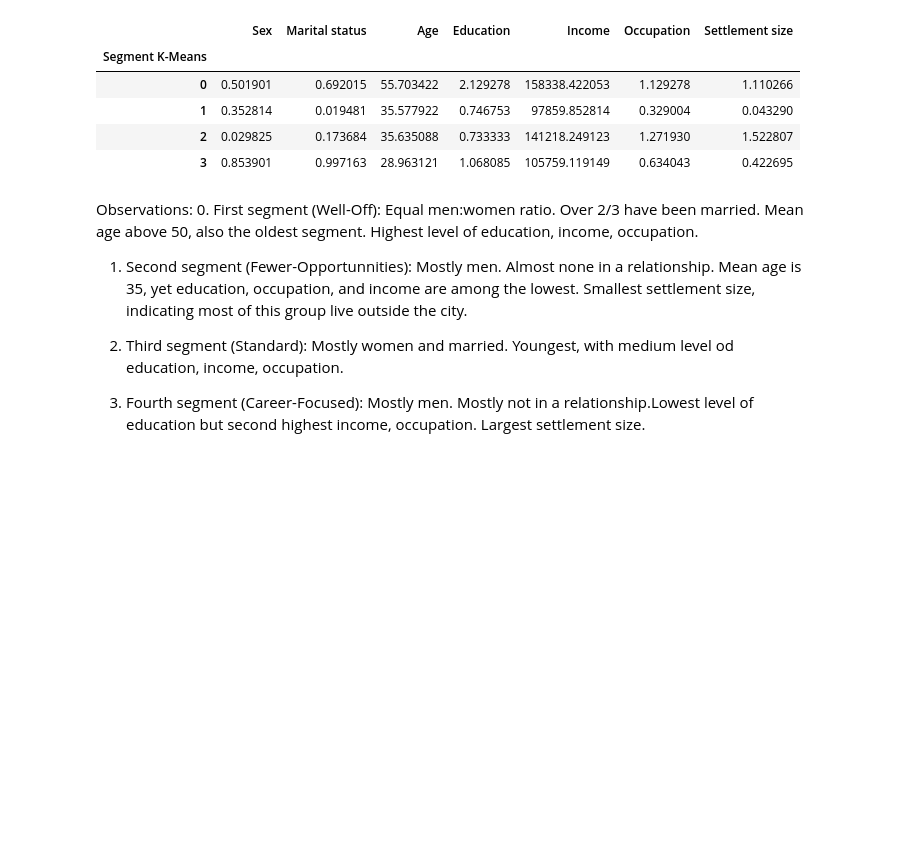
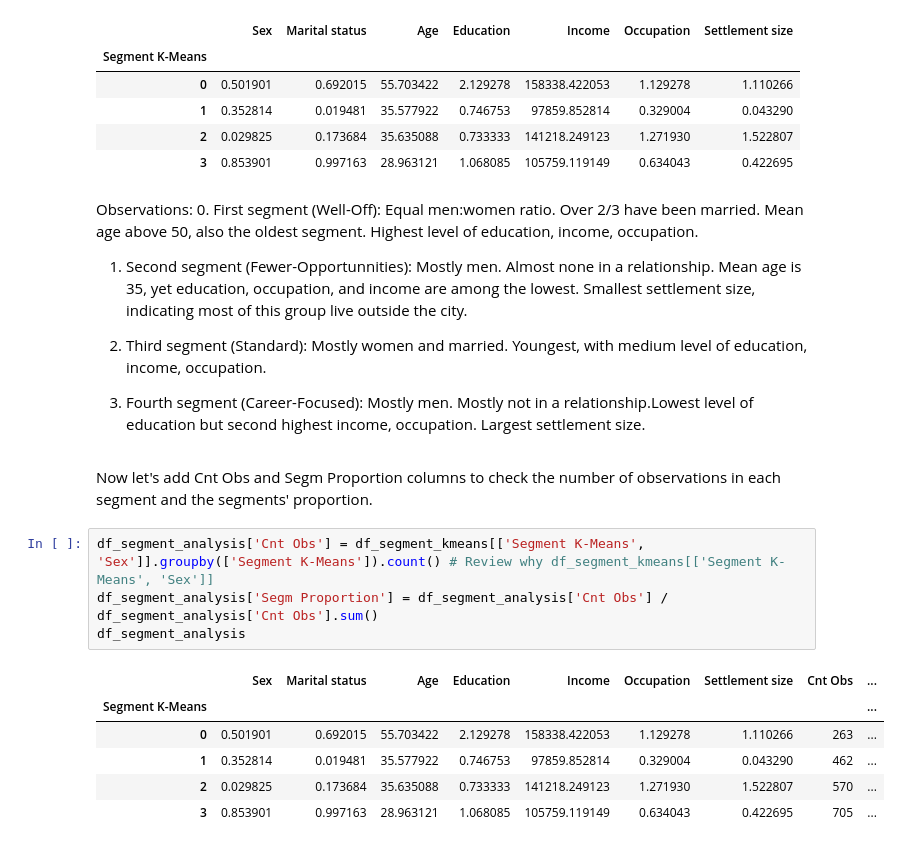
Before and after one commit to mihnguyen/udemy-customer-analytics, a Jupyter notebook: customer-segmentation/notebook_Customer_Segmentation.ipynb, the cells around one changed output. Saved outputs shown, nothing was run; the diff lists cells and outputs as text; blank space fills up the shorter version.

```diff
--- a/customer-segmentation/notebook_Customer_Segmentation.ipynb
+++ b/customer-segmentation/notebook_Customer_Segmentation.ipynb
@@ -282,6 +282,19 @@ Observations:
 
 1. Second segment (Fewer-Opportunnities): Mostly men. Almost none in a relationship. Mean age is 35, yet education, occupation, and income are among the lowest. Smallest settlement size, indicating most of this group live outside the city.
 
-2. Third segment (Standard): Mostly women and married. Youngest, with medium level od education, income, occupation.
+2. Third segment (Standard): Mostly women and married. Youngest, with medium level of education, income, occupation.
 
 3. Fourth segment (Career-Focused): Mostly men. Mostly not in a relationship.Lowest level of education but second highest income, occupation. Largest settlement size.
+# %% [markdown]
+Now let's add Cnt Obs and Segm Proportion columns to check the number of observations in each segment and the segments' proportion.
+# %%
+df_segment_analysis['Cnt Obs'] = df_segment_kmeans[['Segment K-Means', 'Sex']].groupby(['Segment K-Means']).count() # Review why df_segment_kmeans[['Segment K-Means', 'Sex']]
+df_segment_analysis['Segm Proportion'] = df_segment_analysis['Cnt Obs'] / df_segment_analysis['Cnt Obs'].sum()
+df_segment_analysis
+# %% [output]
+|  | Sex | Marital status | Age | Education | Income | Occupation | Settlement size | Cnt Obs | ... |
+| Segment K-Means |  |  |  |  |  |  |  |  | ... |
+| 0 | 0.501901 | 0.692015 | 55.703422 | 2.129278 | 158338.422053 | 1.129278 | 1.110266 | 263 | ... |
+| 1 | 0.352814 | 0.019481 | 35.577922 | 0.746753 | 97859.852814 | 0.329004 | 0.043290 | 462 | ... |
+| 2 | 0.029825 | 0.173684 | 35.635088 | 0.733333 | 141218.249123 | 1.271930 | 1.522807 | 570 | ... |
+| 3 | 0.853901 | 0.997163 | 28.963121 | 1.068085 | 105759.119149 | 0.634043 | 0.422695 | 705 | ... |
```
Also changed, not shown: parts of 6 cells of this notebook.
